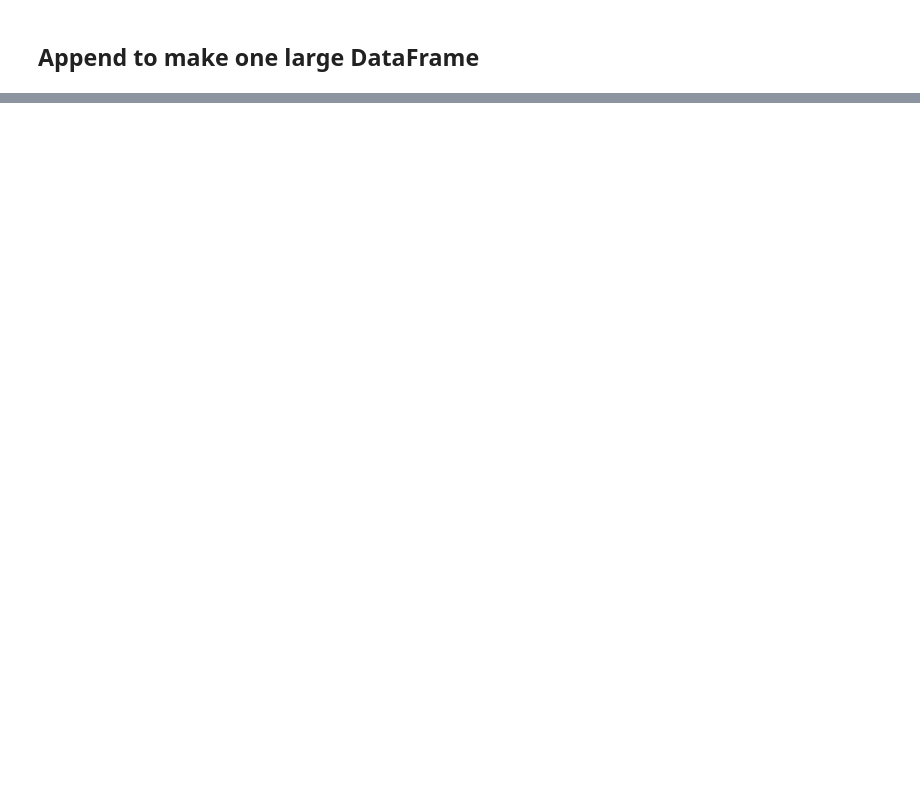
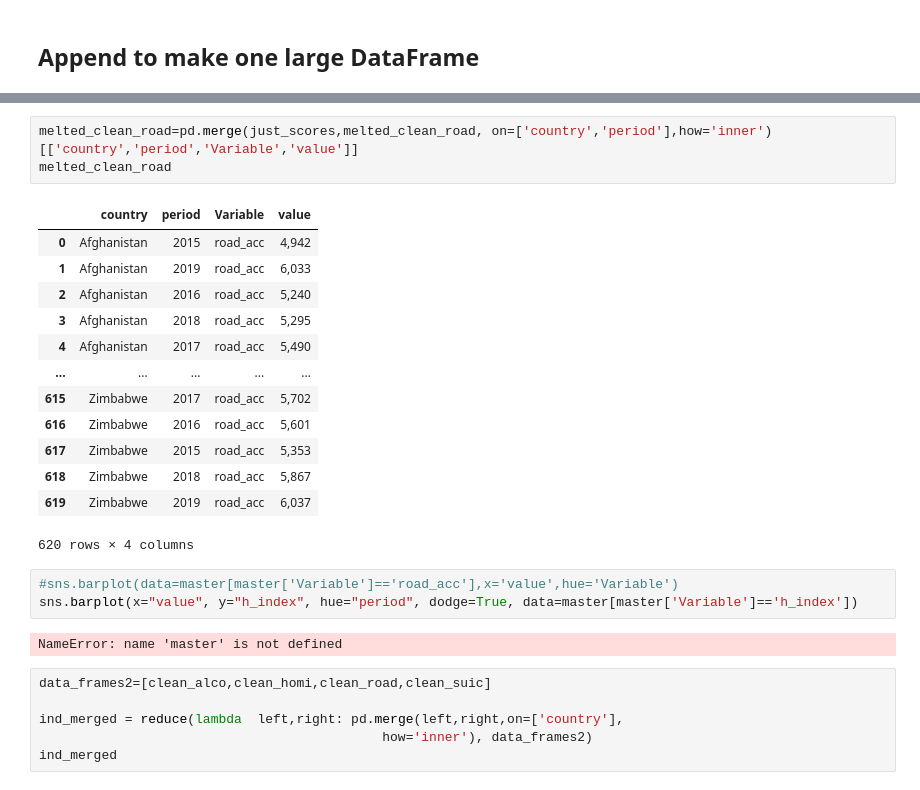
Before and after one commit to data301-2021-summer2/project-group16-data-301-project, a Jupyter notebook: analysis/Bellinda/analysis_pipeline.ipynb, the cells around one changed output, grey strips where cells are left out. Saved outputs shown, nothing was run; the diff lists cells and outputs as text; blank space fills up the shorter version.

```diff
--- a/analysis/Bellinda/analysis_pipeline.ipynb
+++ b/analysis/Bellinda/analysis_pipeline.ipynb
@@ -245,0 +340,28 @@ current
+# %%
+melted_clean_road=pd.merge(just_scores,melted_clean_road, on=['country','period'],how='inner')[['country','period','Variable','value']]
+melted_clean_road
+# %% [output]
+|  | country | period | Variable | value |
+| 0 | Afghanistan | 2015 | road_acc | 4,942 |
+| 1 | Afghanistan | 2019 | road_acc | 6,033 |
+| 2 | Afghanistan | 2016 | road_acc | 5,240 |
+| 3 | Afghanistan | 2018 | road_acc | 5,295 |
+| 4 | Afghanistan | 2017 | road_acc | 5,490 |
+| ... | ... | ... | ... | ... |
+| 615 | Zimbabwe | 2017 | road_acc | 5,702 |
+| 616 | Zimbabwe | 2016 | road_acc | 5,601 |
+| 617 | Zimbabwe | 2015 | road_acc | 5,353 |
+| 618 | Zimbabwe | 2018 | road_acc | 5,867 |
+| 619 | Zimbabwe | 2019 | road_acc | 6,037 |
+620 rows × 4 columns
+# %%
+#sns.barplot(data=master[master['Variable']=='road_acc'],x='value',hue='Variable')
+sns.barplot(x="value", y="h_index", hue="period", dodge=True, data=master[master['Variable']=='h_index'])
+# %% [output]
+NameError: name 'master' is not defined
+# %%
+data_frames2=[clean_alco,clean_homi,clean_road,clean_suic]
+
+ind_merged = reduce(lambda  left,right: pd.merge(left,right,on=['country'],
+                                            how='inner'), data_frames2)
+ind_merged
```
Also changed, not shown: parts of 17 cells of this notebook, 2 other files.
